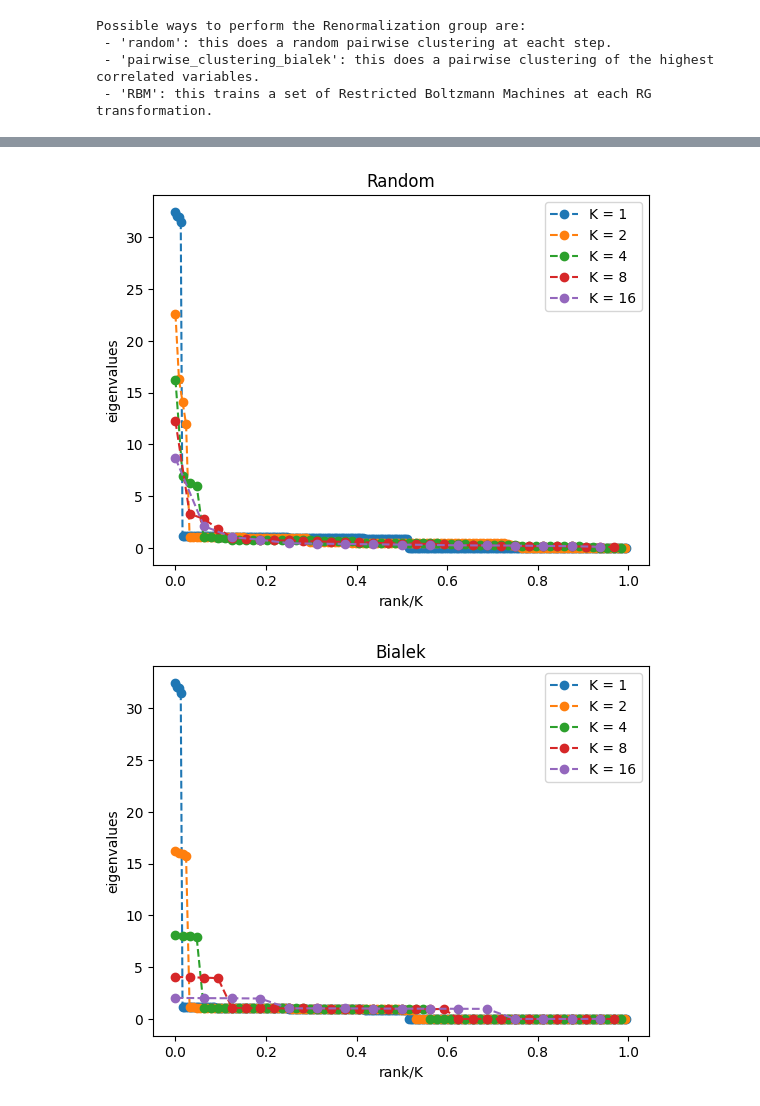
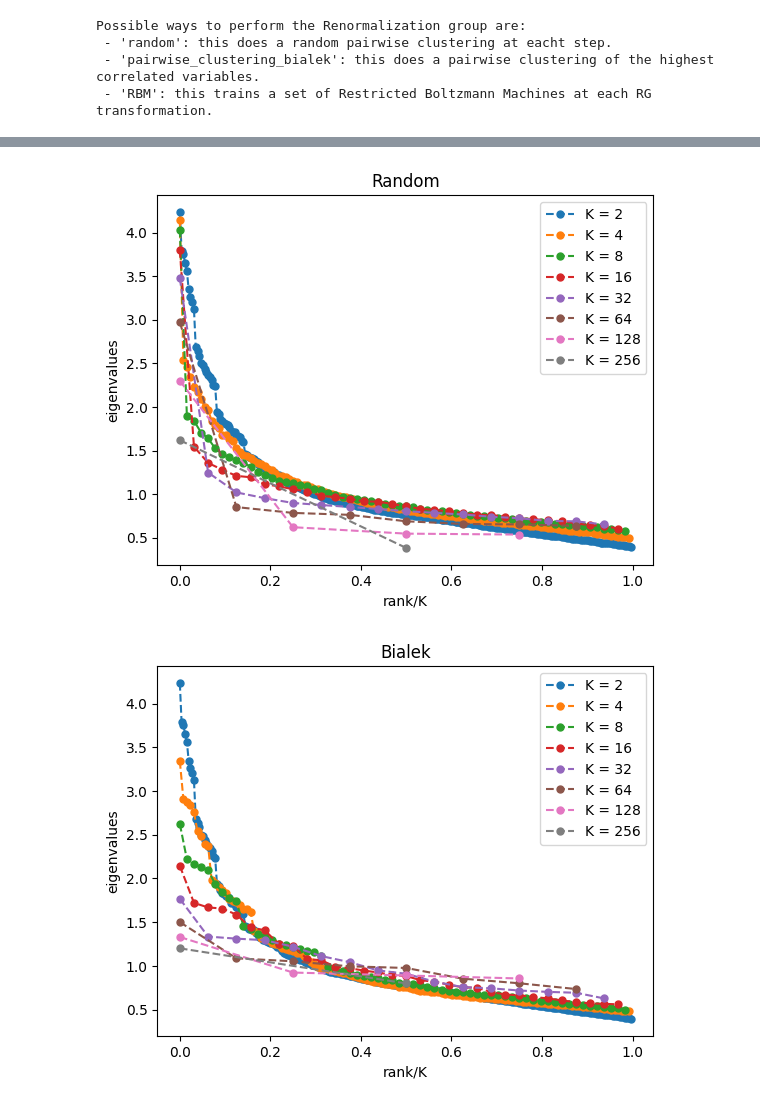
Before and after one commit to KKMGeraedts/Renormalization-Group-Bialek, a Jupyter notebook: Studying Scaling Behabiaour of Real Space RG (Bialek).ipynb, the cells around one changed output, grey strips where cells are left out. Cells and saved outputs as stored; diff of their text form; code cells hidden in the pictures.

```diff
--- a/Studying Scaling Behabiaour of Real Space RG (Bialek).ipynb
+++ b/Studying Scaling Behabiaour of Real Space RG (Bialek).ipynb
@@ -29,11 +29,14 @@ Lets start by loading in the datasets we want to study. We will load in the foll
 # %% [markdown]
 ### Filenames
 # %%
-f = "input/2d_Ising_model_samples.npy"
-f = "input/mixed_correlation_3clusters.npy"
-#f = "input/HG19_k6_mu0.00_(20,4,5)_B0.55_N1000_00.dat"
+f = "input/mixed_correlation_Nclusters=16_SizeClusters=32.npy"
+f = "input/2dising/2d_Ising_metropolis_L=16,T=10.npy"
+#f = "input/HG19_k6_datasets/HG19_k6_mu1.00_(20,4,5)_B0.55_N1000_00.dat"
 #file_data_gaussian = "input/gaussian_distribution_data.npy"
-#f_data_1dising = ""
+#f_data_1dising = "
+
+save_plot = True
+output_dir = ""
 # %% [markdown]
 ### Create a RGObject for each dataset we want to analyse
 # %%
@@ -158,10 +222,10 @@ plot_normalized_activity(p_averages_bialek, p_stds_bialek, unique_activity_value
 # %%
 # Plot the eigenvalue spectrum of the coarse-grained variables at different points in the RGTs
-plot_eigenvalue_scaling(Xs_random, title="Random")
-plot_eigenvalue_scaling(Xs_bialek, title="Bialek")
+plot_eigenvalue_scaling(Xs_random, clusters_bialek, title="Random")
+plot_eigenvalue_scaling(Xs_bialek, clusters_random, title="Bialek")
 # %% [output]
-[figure, old version]
+[figure, new version]
-[figure, old version]
+[figure, new version]
 # %%
 print("Random\n###############################")
 show_clusters_by_imshow(clusters_random)
```
Also changed, not shown: parts of 14 cells of this notebook, 13 other files.
